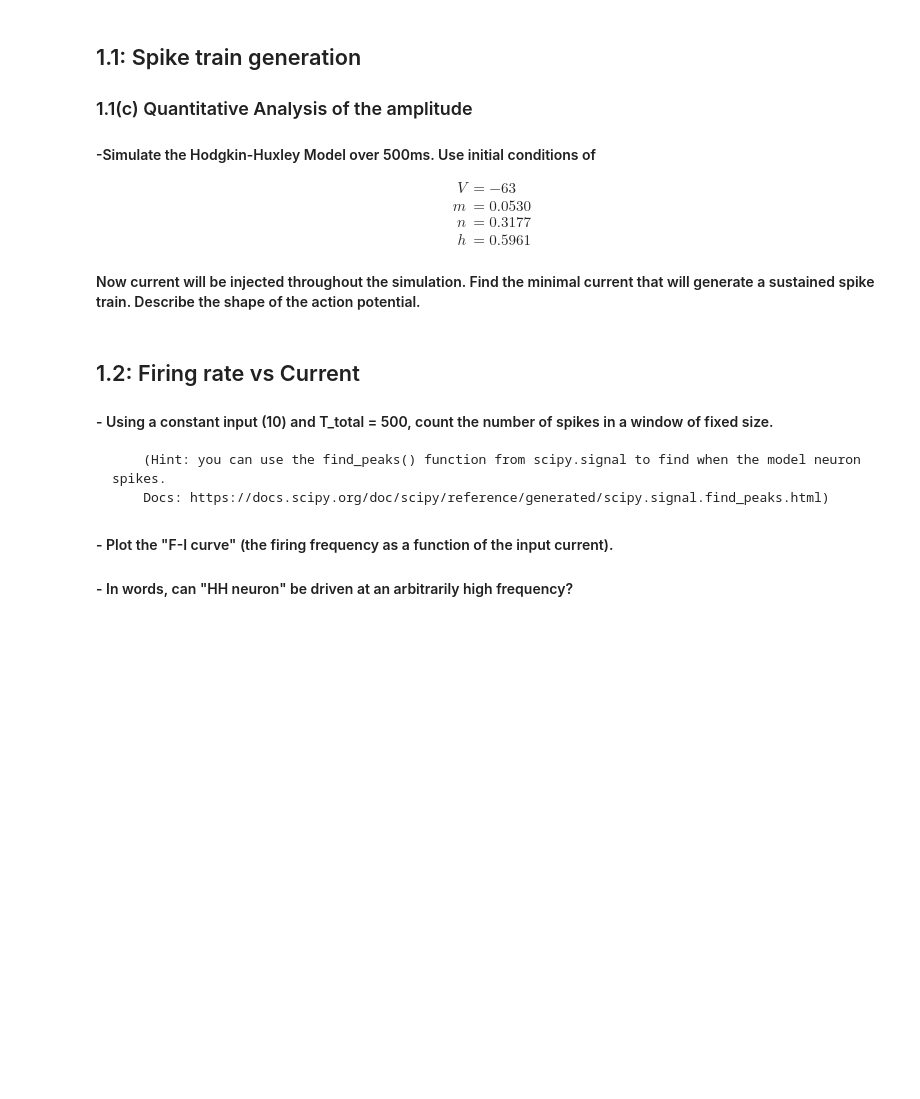
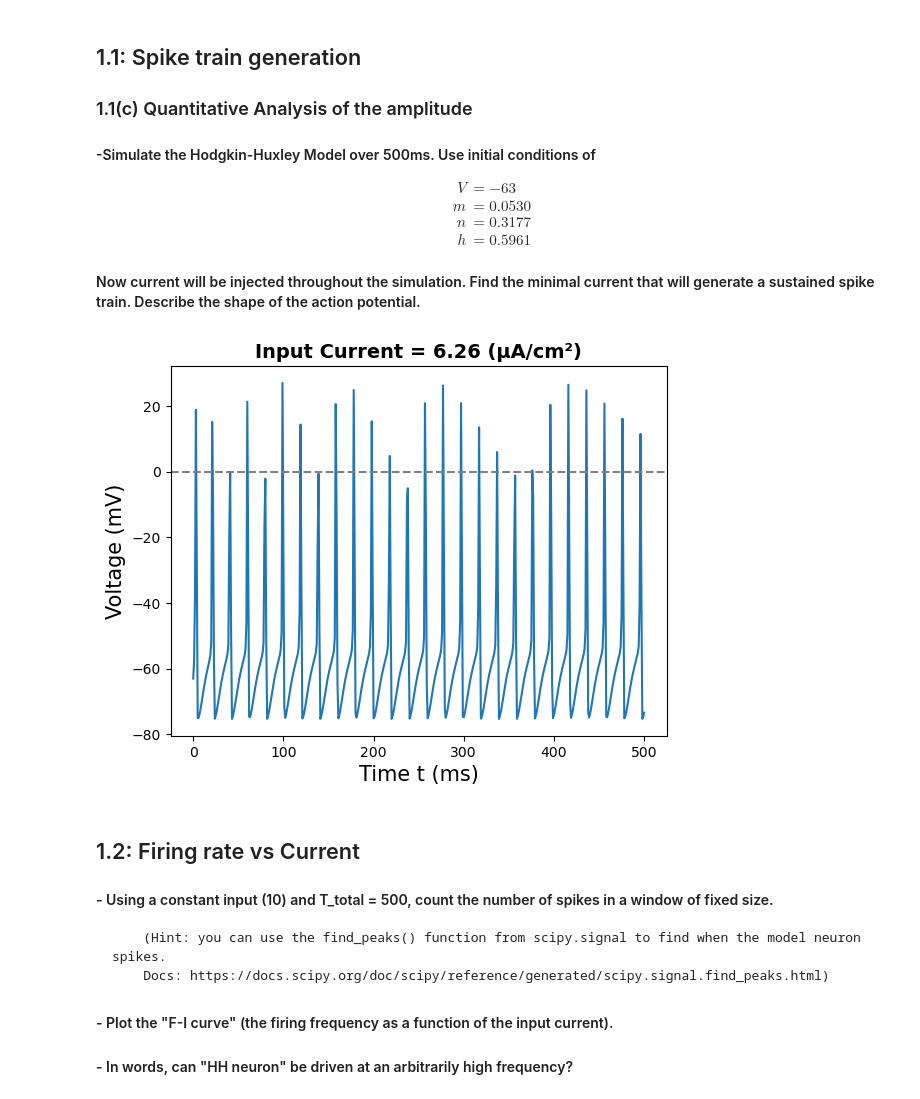
Before and after one commit to WillardFord/BIPN_164, a Jupyter notebook: Homework1_BIPN164.ipynb, the cells around one changed output. Cells and saved outputs as stored; diff of their text form; code cells hidden in the pictures; blank space fills up the shorter version.

```diff
--- a/Homework1_BIPN164.ipynb
+++ b/Homework1_BIPN164.ipynb
@@ -274,37 +280,39 @@ t = np.linspace(0, T_total, T_total+1)
 
 
 # TO DO: Find minimal current that will generate a sustained spike train
-I_current =  # microA/cm^2
+I_current =  6.26 # microA/cm^2
 t_current_start = 0 # input current pulse will start at this time
 t_current_end  = T_total # input current pulse will end at this time
 
 # TODO: Set the initial values for V, m, n, h
-initial = [..., ..., ..., ...]
+initial = [-63, 0.0530, 0.3177, 0.5961]
 
 
 # Solve the differential equation using odeint
 
 
 Iinput = [I_current,t_current_start,t_current_end]
 y = odeint(HHModel, initial, t, args=(Iinput,)) # integrate the values over time
 V = (y[:,0]) # access all of the values for V
 m = (y[:,1])
 h = (y[:,2])
 n = (y[:,3])
 
 
 
 # TODO: Plot V(t)
 plt.figure()
-plt.plot(...,...)
+plt.plot(t,V)
 plt.axhline(y=0, color='gray', linestyle='--')
 
 
 plt.ylabel('Voltage (mV)', fontsize=15)
 plt.xlabel('Time t (ms)', fontsize=15)
 plt.title('Input Current = {} (\u00B5A/cm\u00B2)'.format(I_current), fontweight='bold', fontsize=14)
 
 plt.show()
+# %% [output]
+[figure, added]
 # %% [markdown]
 ## 1.2: Firing rate vs Current
 ####  - Using a constant input (10) and T_total = 500, count the number of spikes in a window of fixed size.
```
Also changed, not shown: parts of 12 cells of this notebook.
